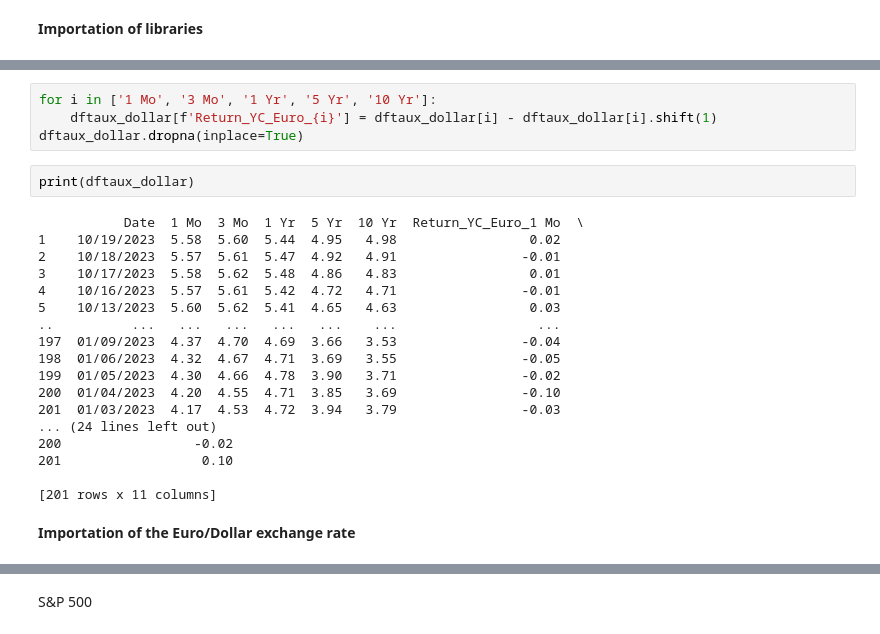
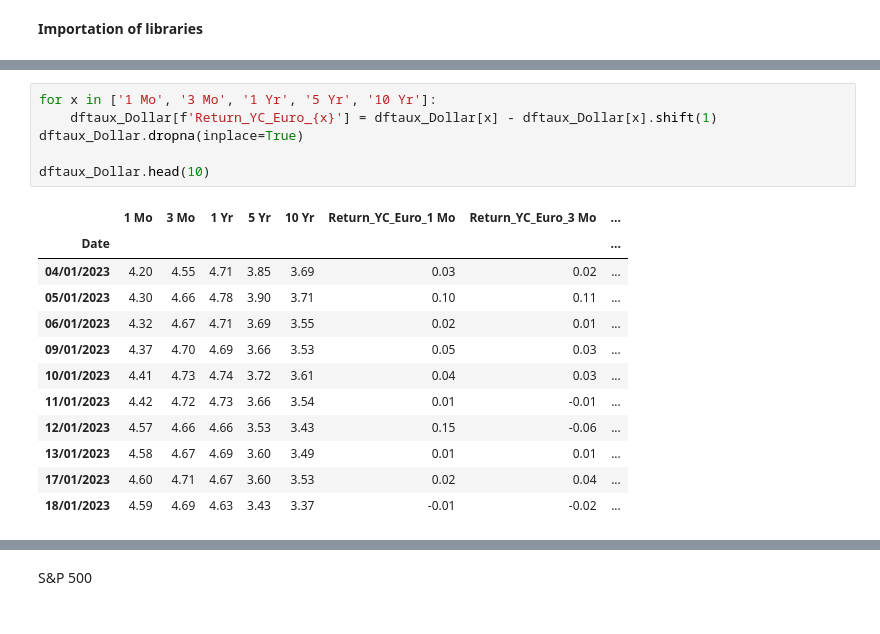
Before and after one commit to SamyaAmernis/Projet-DDEFI-2023-2024, a Jupyter notebook: ProjetBNP.ipynb, the cells around one changed output, grey strips where cells are left out. Saved outputs shown, nothing was run; the diff lists cells and outputs as text.

```diff
--- a/ProjetBNP.ipynb
+++ b/ProjetBNP.ipynb
@@ -107,26 +97,19 @@ print(dftaux_dollar)
 # %%
-for i in ['1 Mo', '3 Mo', '1 Yr', '5 Yr', '10 Yr']:
-    dftaux_dollar[f'Return_YC_Euro_{i}'] = dftaux_dollar[i] - dftaux_dollar[i].shift(1)
-dftaux_dollar.dropna(inplace=True)
+for x in ['1 Mo', '3 Mo', '1 Yr', '5 Yr', '10 Yr']:
+    dftaux_Dollar[f'Return_YC_Euro_{x}'] = dftaux_Dollar[x] - dftaux_Dollar[x].shift(1)
+dftaux_Dollar.dropna(inplace=True)
+
+dftaux_Dollar.head(10)
+# %% [output]
+|  | 1 Mo | 3 Mo | 1 Yr | 5 Yr | 10 Yr | Return_YC_Euro_1 Mo | Return_YC_Euro_3 Mo | ... |
+| Date |  |  |  |  |  |  |  | ... |
+| 04/01/2023 | 4.20 | 4.55 | 4.71 | 3.85 | 3.69 | 0.03 | 0.02 | ... |
+| 05/01/2023 | 4.30 | 4.66 | 4.78 | 3.90 | 3.71 | 0.10 | 0.11 | ... |
+| 06/01/2023 | 4.32 | 4.67 | 4.71 | 3.69 | 3.55 | 0.02 | 0.01 | ... |
+| 09/01/2023 | 4.37 | 4.70 | 4.69 | 3.66 | 3.53 | 0.05 | 0.03 | ... |
+| 10/01/2023 | 4.41 | 4.73 | 4.74 | 3.72 | 3.61 | 0.04 | 0.03 | ... |
+| 11/01/2023 | 4.42 | 4.72 | 4.73 | 3.66 | 3.54 | 0.01 | -0.01 | ... |
+| 12/01/2023 | 4.57 | 4.66 | 4.66 | 3.53 | 3.43 | 0.15 | -0.06 | ... |
+| 13/01/2023 | 4.58 | 4.67 | 4.69 | 3.60 | 3.49 | 0.01 | 0.01 | ... |
+| 17/01/2023 | 4.60 | 4.71 | 4.67 | 3.60 | 3.53 | 0.02 | 0.04 | ... |
+| 18/01/2023 | 4.59 | 4.69 | 4.63 | 3.43 | 3.37 | -0.01 | -0.02 | ... |
-# %%
-print(dftaux_dollar)
-# %% [output]
-           Date  1 Mo  3 Mo  1 Yr  5 Yr  10 Yr  Return_YC_Euro_1 Mo  \
-1    10/19/2023  5.58  5.60  5.44  4.95   4.98                 0.02
-2    10/18/2023  5.57  5.61  5.47  4.92   4.91                -0.01
-3    10/17/2023  5.58  5.62  5.48  4.86   4.83                 0.01
-4    10/16/2023  5.57  5.61  5.42  4.72   4.71                -0.01
-5    10/13/2023  5.60  5.62  5.41  4.65   4.63                 0.03
-..          ...   ...   ...   ...   ...    ...                  ...
-197  01/09/2023  4.37  4.70  4.69  3.66   3.53                -0.04
-198  01/06/2023  4.32  4.67  4.71  3.69   3.55                -0.05
-199  01/05/2023  4.30  4.66  4.78  3.90   3.71                -0.02
-200  01/04/2023  4.20  4.55  4.71  3.85   3.69                -0.10
-201  01/03/2023  4.17  4.53  4.72  3.94   3.79                -0.03
-... (24 lines left out)
-200                 -0.02
-201                  0.10
-
-[201 rows x 11 columns]
-# %% [markdown]
-**Importation of the Euro/Dollar exchange rate**
```
Also changed, not shown: parts of 68 cells of this notebook.
